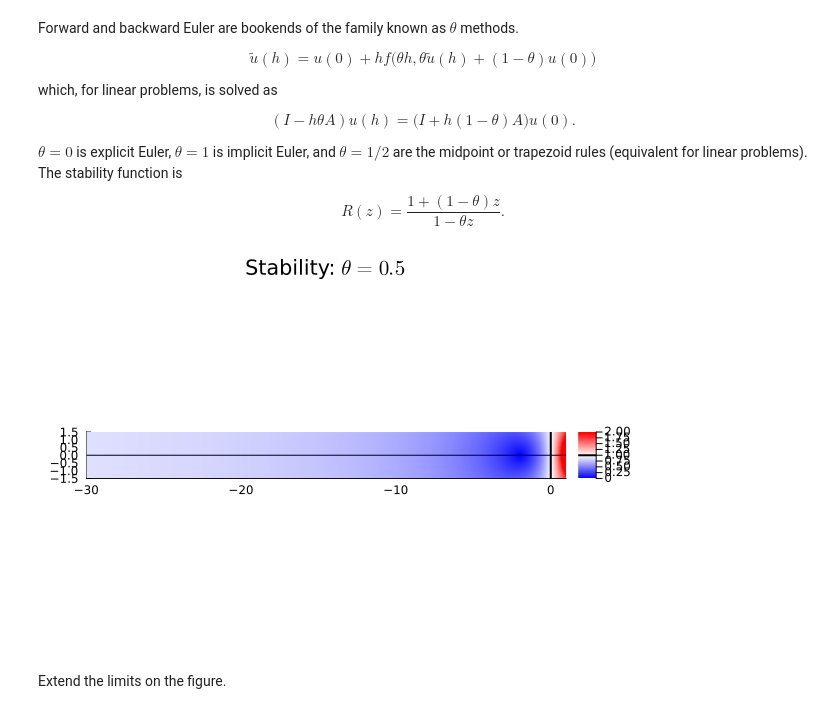
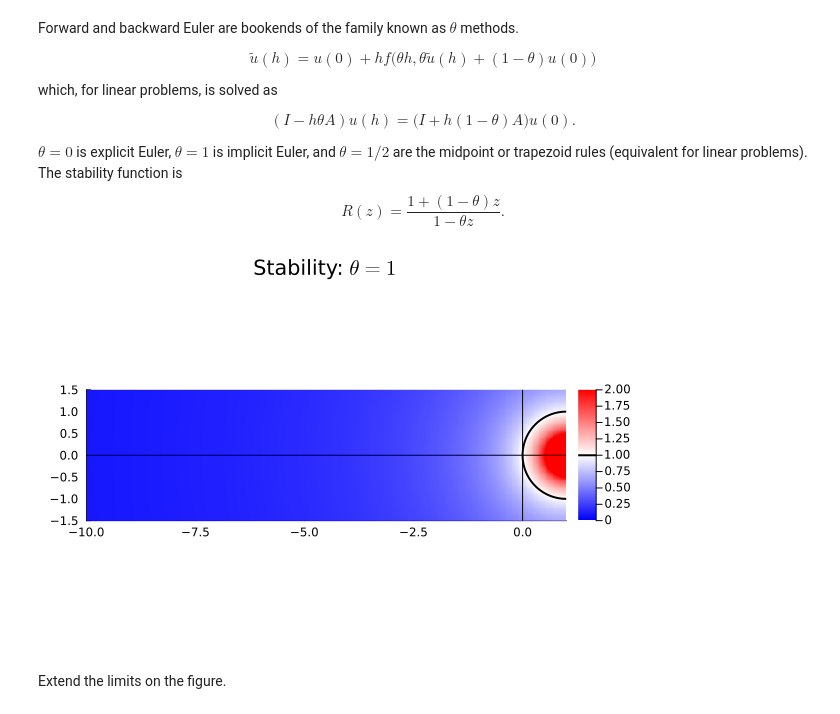
Before and after one commit to cu-numcomp/fall26, a Jupyter notebook: slides/2026-11-16-stiffness.ipynb, the cells around one changed output. Saved outputs shown, nothing was run; the diff lists cells and outputs as text; code cells hidden in the pictures.

```diff
--- a/slides/2026-11-16-stiffness.ipynb
+++ b/slides/2026-11-16-stiffness.ipynb
@@ -249,11 +250,11 @@ The stability function is
 $$ R(z) = \frac{1 + (1-\theta)z}{1 - \theta z}. $$
 # %%
 Rz_theta(z, theta) = (1 + (1-theta)*z) / (1 - theta*z)
-theta = .5
+theta = 1
 plot_stability(z -> Rz_theta(z, theta), "\$\\theta=$theta\$",
-    xlim=(-30, 1))
+    xlim=(-10, 1))
 # %% [output]
-[figure, old version]
+[figure, new version]
 # %% [markdown]
 Extend the limits on the figure.
 # %% [markdown]
```
Also changed, not shown: parts of 8 cells of this notebook, 2 other files.
